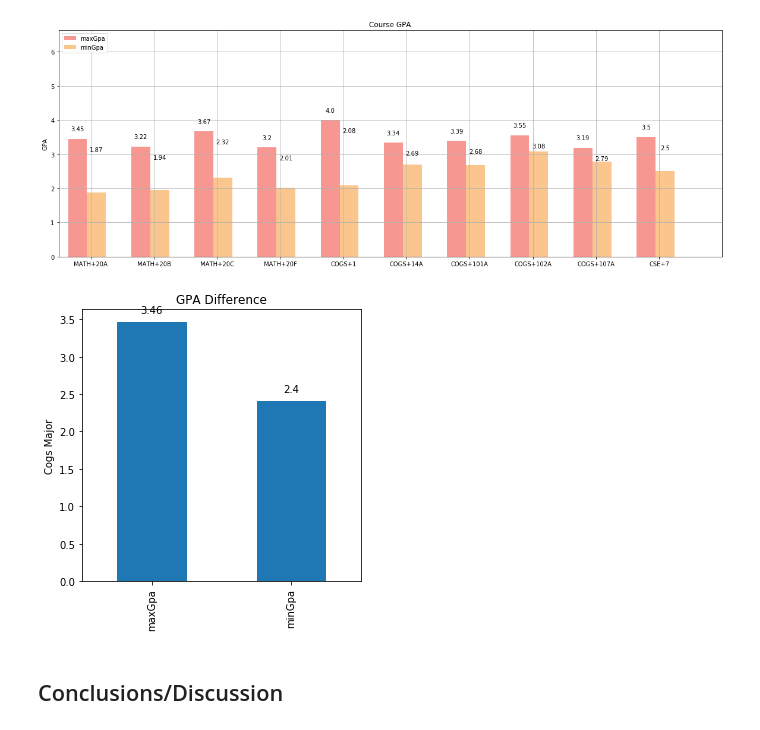
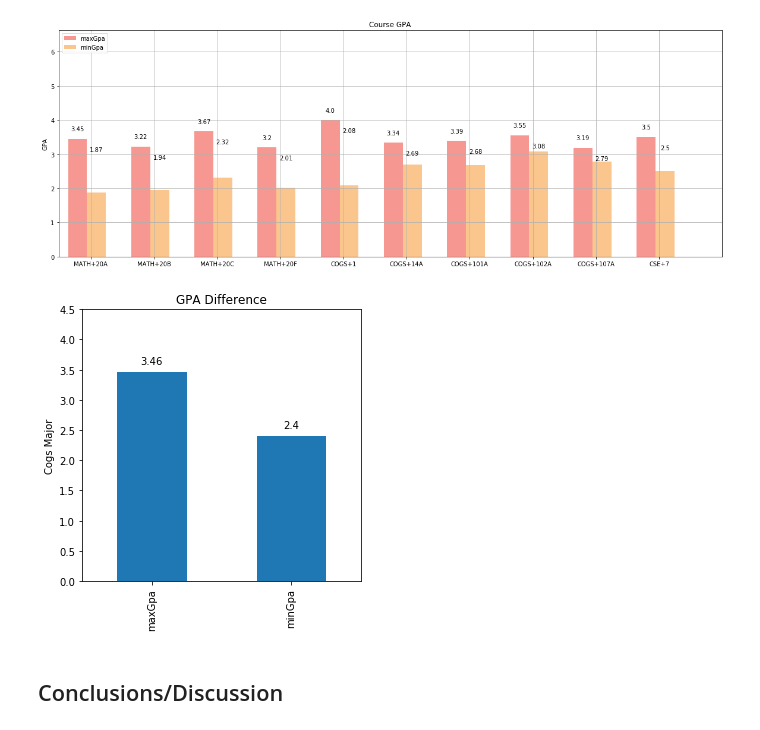
Before and after one commit to TomDonoghue/Pr_026, a Jupyter notebook: project.ipynb, the cells around one changed output. Drawn from its saved outputs; the diff is of its cells as text; code cells hidden in the pictures.

```diff
--- a/project.ipynb
+++ b/project.ipynb
@@ -299,55 +299,35 @@ plt.show()
 # %%
 avgMax = math.ceil(sum(maxGpa)/len(maxGpa) *100)/100
 
 
 avgMin = math.ceil(sum(minGpa)/len(minGpa) *100)/100
 
 
-
-
 comparison = [avgMax, avgMin]   # bring some raw data
 freq_series = pd.Series.from_array(comparison)   # in my original code I create a series and run on that, so for consistency I create a series from the list.
 
 x_labels = ['maxGpa' + 'minGpa']
 
-# now to plot the figure...
+# now to plot the figure
 plt.figure(figsize=(5, 5))
 ax = freq_series.plot(kind='bar')
-#ax.set_title("Amount Frequency")
-#ax.set_xlabel("Amount ($)")
-#ax.set_ylabel("Frequency")
-ax.set_xticklabels(x_labels)
+plt.ylim([0, 4.5] )
 
 rects = ax.patches
-
-# Now make some labels
-# labels = ["label%d" % i for i in xrange(len(rects))]
 
 for rect, label in zip(rects, comparison):
     height = rect.get_height()
     ax.text(rect.get_x() + rect.get_width()/2, height + 0.1, label, ha='center', va='bottom')
 
-
-
-
-
 objects = ('maxGpa', 'minGpa')
 y_pos = np.arange(len(objects))
-# performance = [avgMax, avgMin]
-
-# rects = ax.patches
-# for rect, label in zip(rects, performance):
-#     height = rect.get_height()
-#     ax.text(rect.get_x() + rect.get_width()/2, height + 0.3 , label, ha='center', va='bottom')
-
-# plt.bar(y_pos, performance, align='center', alpha=1)
 plt.xticks(y_pos, objects)
 plt.ylabel('Cogs Major')
 plt.title('GPA Difference')
 
 plt.show()
 # %% [output]
-[figure, old version]
+[figure, new version]
 # %% [markdown]
 ## Conclusions/Discussion
 # %% [markdown]
```
